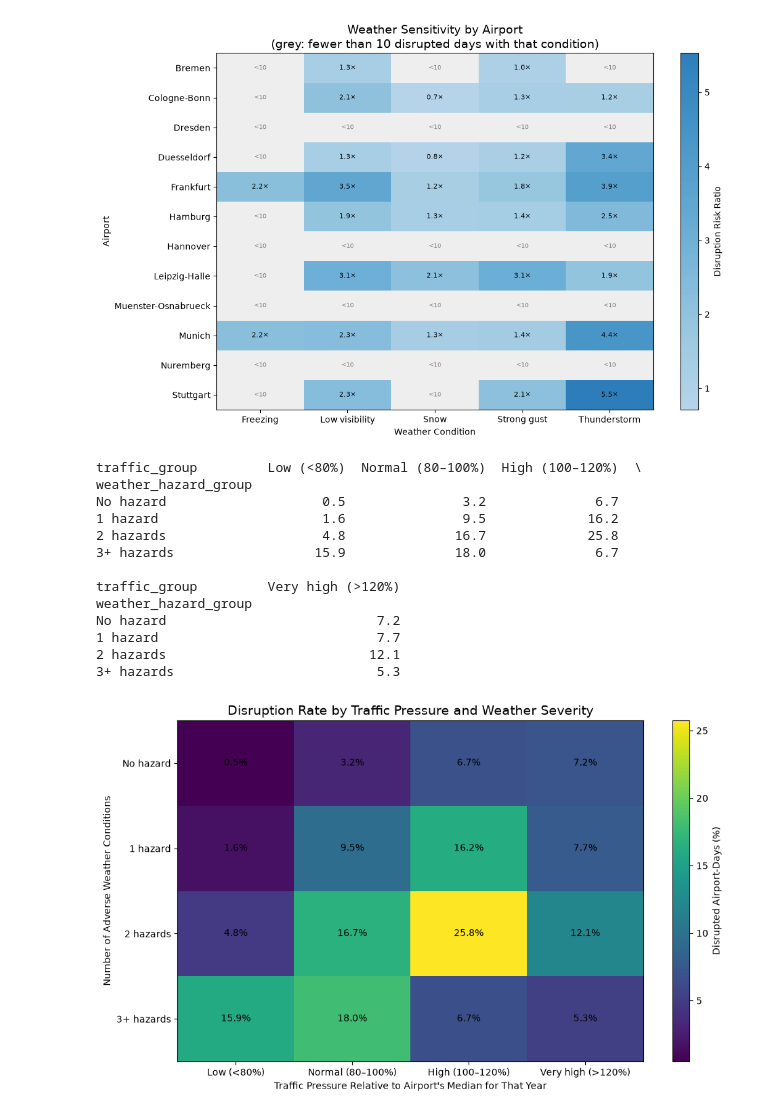
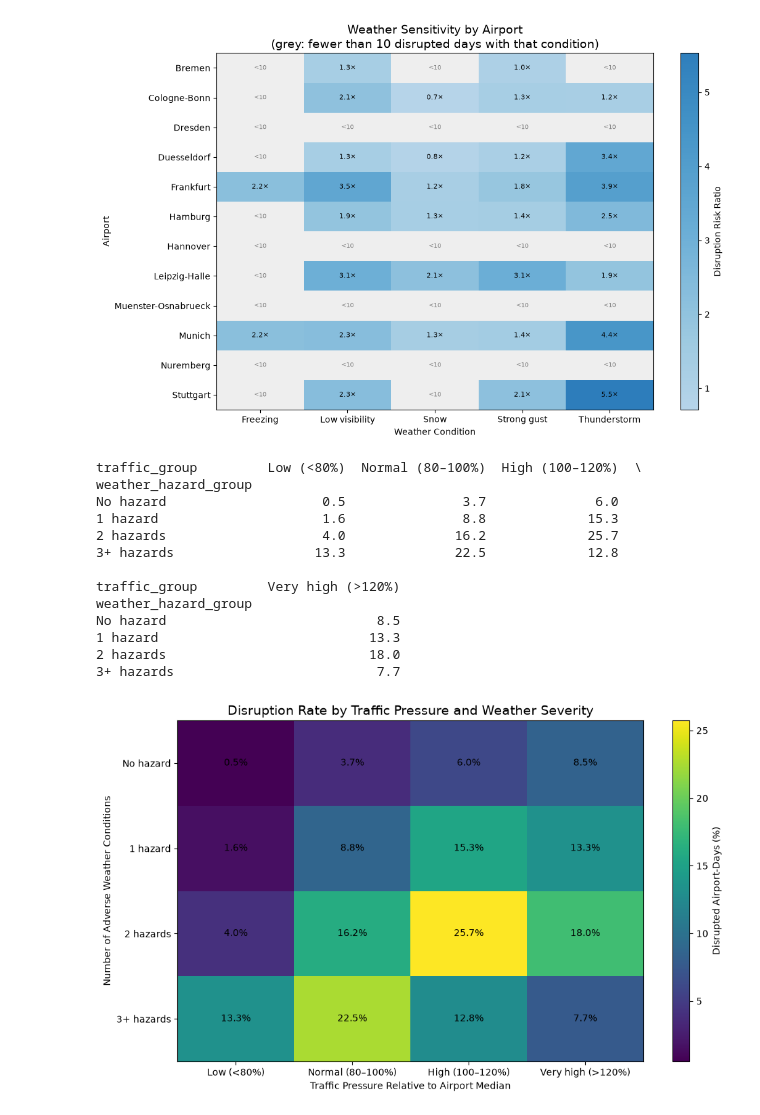
Before and after one commit to sidnov6/german-airport-disruption, a Jupyter notebook: notebooks/02_bi_drivers.ipynb, the cells around one changed output. Drawn from its saved outputs; the diff is of its cells as text; code cells hidden in the pictures.

Commit message:
Traffic x weather: use the original BI method (all-years median, missing weather = no hazard), peak 25.7%

```diff
--- a/notebooks/02_bi_drivers.ipynb
+++ b/notebooks/02_bi_drivers.ipynb
@@ -663,15 +663,14 @@ Stuttgart                   2              27     5           28            44
 # FIGURE 5
 # TRAFFIC × WEATHER × DISRUPTION HEATMAP
 # ============================================================
-# Disruption rate by traffic pressure (arrivals / airport's median in the same
-# year) and by how many of the five weather conditions occurred that day.
+# Disruption rate by traffic pressure (arrivals / airport's median over 2014-2025)
+# and by how many of the five weather conditions occurred that day.
 
-# Compare each day with the airport's median for the SAME YEAR.
-# An all-years median would label almost every COVID-era day
-# "Low" and most pre-COVID days "Very high".
+# One median per airport over all years, as in the original analysis.
+# Traffic was much lower in 2020-2021, so those days fall mostly in "Low".
 # transform() returns each row's group median, aligned with df
 airport_median_arrivals = (
-    df.groupby(["airport_icao", "year"])["arrivals"]
+    df.groupby("airport_icao")["arrivals"]
       .transform("median")
 )
 
@@ -705,12 +704,11 @@ weather_columns = [
     "Freezing"
 ]
 
-# Left empty for days missing any weather reading,
-# so they drop out of the table instead of counting as "No hazard"
+# Number of the five conditions that occurred; a missing reading counts as
+# not occurred, as in the original analysis
 df["weather_hazard_count"] = (
     df[weather_columns]
     .sum(axis=1)
-    .where(weather_observed)
 )
 
 # Bins (-1, 0], (0, 1], (1, 2], (2, inf) give the groups 0, 1, 2 and 3+ hazards
@@ -805,40 +803,40 @@ for i in range(
 
 cbar = fig.colorbar(
     image,
     ax=ax
 )
 
 cbar.set_label(
     "Disrupted Airport-Days (%)"
 )
 
 ax.set_title(
     "Disruption Rate by Traffic Pressure and Weather Severity",
     fontsize=14
 )
 
 ax.set_xlabel(
-    "Traffic Pressure Relative to Airport's Median for That Year"
+    "Traffic Pressure Relative to Airport Median"
 )
 
 ax.set_ylabel(
     "Number of Adverse Weather Conditions"
 )
 
 plt.tight_layout()
 plt.show()
 # %% [output]
 traffic_group         Low (<80%)  Normal (80–100%)  High (100–120%)  \
 weather_hazard_group
-No hazard                    0.5               3.2              6.7
-1 hazard                     1.6               9.5             16.2
-2 hazards                    4.8              16.7             25.8
-3+ hazards                  15.9              18.0              6.7
+No hazard                    0.5               3.7              6.0
+1 hazard                     1.6               8.8             15.3
+2 hazards                    4.0              16.2             25.7
+3+ hazards                  13.3              22.5             12.8
 
 traffic_group         Very high (>120%)
 weather_hazard_group
-No hazard                           7.2
-1 hazard                            7.7
-2 hazards                          12.1
-3+ hazards                          5.3
+No hazard                           8.5
+1 hazard                           13.3
+2 hazards                          18.0
+3+ hazards                          7.7
-[figure, old version]
+[figure, new version]
```
Also changed, not shown: parts of 1 cell of this notebook, 6 other files.
